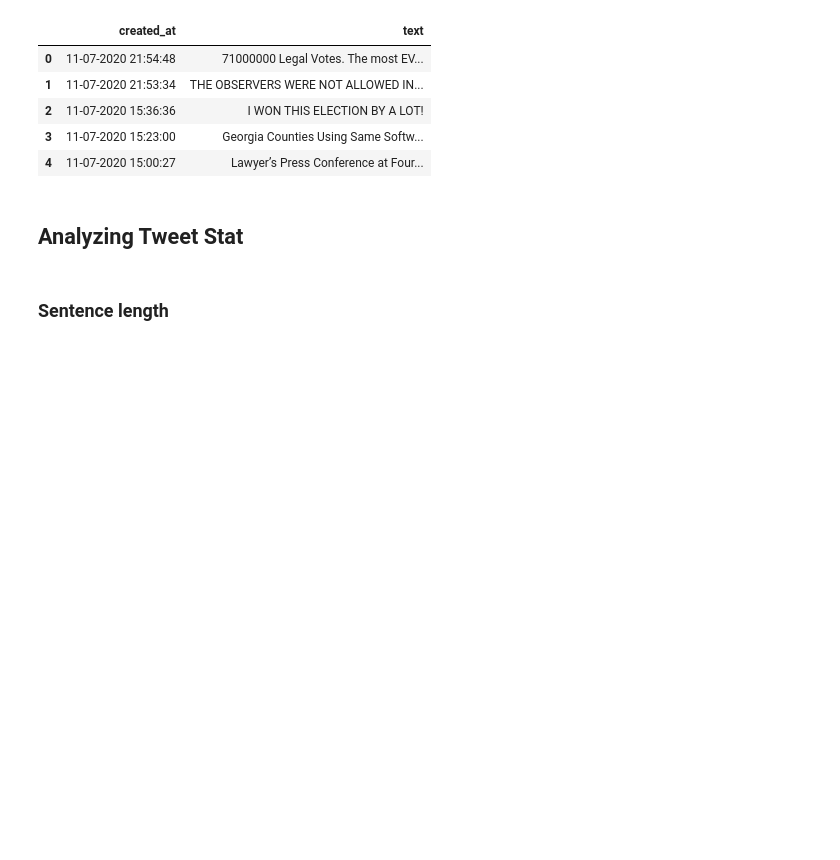
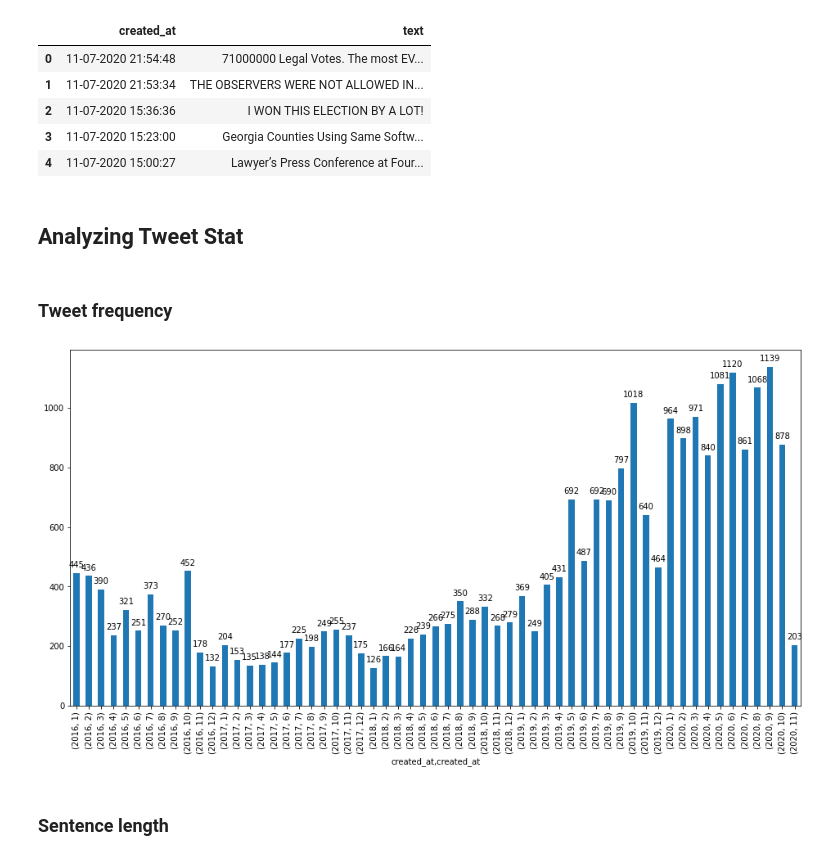
Before and after one commit to lit26/Trump_Tweet_Analysis, a Jupyter notebook: EDA_analysis.ipynb, the cells around one changed output. Saved outputs shown, nothing was run; the diff lists cells and outputs as text; code cells hidden in the pictures; blank space fills up the shorter version.

```diff
--- a/EDA_analysis.ipynb
+++ b/EDA_analysis.ipynb
@@ -25,6 +25,34 @@ df2.head()
 | 4 | 11-07-2020 15:00:27 | Lawyer’s Press Conference at Four... |
 # %% [markdown]
 ## Analyzing Tweet Stat
+# %%
+# add plot annotation
+def addValueLabel(ax):
+    for rect in ax.patches:
+        y_value = rect.get_height()
+        x_value = rect.get_x() + rect.get_width() / 2
+        label = y_value
+        space = 5
+        va = 'bottom'
+        ax.annotate(
+                label,                      # Use `label` as label
+                (x_value, y_value),         # Place label at end of the bar
+                xytext=(0, space),          # Vertically shift label by `space`
+                textcoords="offset points", # Interpret `xytext` as offset in points
+                ha='center',                # Horizontally center label
+                va=va)
+    return ax
+# %% [markdown]
+### Tweet frequency
+# %%
+plt.rcParams["figure.figsize"] = (16,8)
+df2.index = pd.to_datetime(df2['created_at'])
+df_freq = df2.groupby(by=[df2.index.year,df2.index.month]).count()['text']
+ax = df_freq.plot(kind='bar')
+ax = addValueLabel(ax)
+plt.show()
+# %% [output]
+[figure, added]
 # %% [markdown]
 ### Sentence length
 # %%
```
Also changed, not shown: parts of 6 cells of this notebook, 3 other files.
